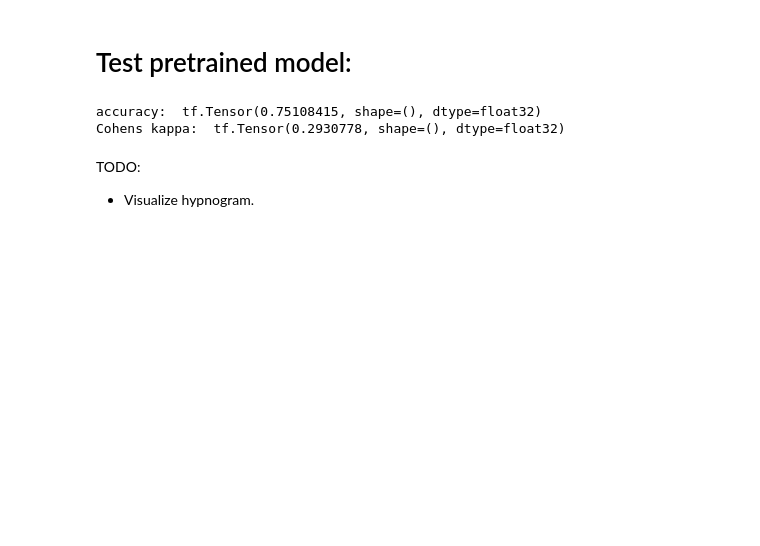
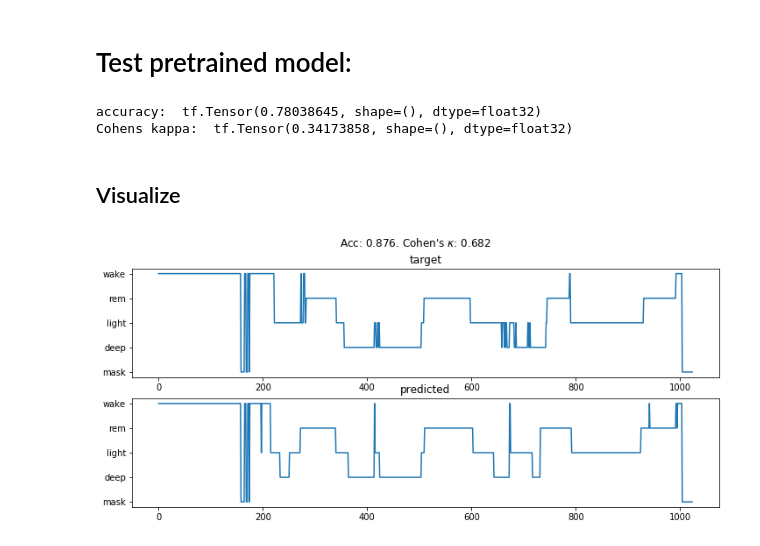
Before and after one commit to MADSOLSEN/SleepStagePrediction, a Jupyter notebook: minimal_example/train_and_evaluate.ipynb, the cells around one changed output. Cells and saved outputs as stored; diff of their text form; code cells hidden in the pictures; blank space fills up the shorter version.

Commit message:
minimal example updated with visualization

```diff
--- a/minimal_example/train_and_evaluate.ipynb
+++ b/minimal_example/train_and_evaluate.ipynb
@@ -357,15 +463,64 @@ for idx in range(ds_test.__len__()):
 
     sig, tar = ds_test.__getitem__(idx)
     pre = resunet_pretrained.predict(sig)
+    mask_include = tar.sum(axis=2) == 1 # remove time steps that do not have correct scoring:
 
-    acc_mu += [acc(pre, tar)]
-    kappa_mu += [kappa(pre, tar)]
+    for b in range(pre.shape[0]):
+        acc_mu += [acc(np.expand_dims(pre[b, mask_include[b, :]], axis=0), np.expand_dims(tar[b, mask_include[b, :]], axis=0))]
+        kappa_mu += [kappa(np.expand_dims(pre[b, mask_include[b, :]], axis=0), np.expand_dims(tar[b, mask_include[b, :]], axis=0))]
 
 print('accuracy: ', sum(acc_mu) / len(acc_mu))
 print('Cohens kappa: ', sum(kappa_mu) / len(kappa_mu))
+
+#[print(k) for k in kappa_mu]
 # %% [output]
-accuracy:  tf.Tensor(0.75108415, shape=(), dtype=float32)
-Cohens kappa:  tf.Tensor(0.2930778, shape=(), dtype=float32)
+accuracy:  tf.Tensor(0.78038645, shape=(), dtype=float32)
+Cohens kappa:  tf.Tensor(0.34173858, shape=(), dtype=float32)
-# %% [markdown]
-TODO:
-- Visualize hypnogram.
+# %% [markdown]
+## Visualize
+# %%
+from matplotlib import pyplot as plt
+
+idx = 11
+batch_idx = 0
+
+# predict
+sig, tar_ = ds_test.__getitem__(idx)
+pre_ = resunet_pretrained.predict(sig)
+
+# select
+tar = tar_[batch_idx, :, :]
+pre = pre_[batch_idx, :, :]
+
+# mask:
+mask = tar.sum(axis=1) != 1 # r
+keep = tar.sum(axis=1) == 1 # r
+
+# reformat to traditional hypnogram
+tar_hyp = ds_test.hypnogram_plot_helper(tar, mask)
+pre_hyp = ds_test.hypnogram_plot_helper(pre, mask)
+
+# figures stuff
+fig = plt.figure(figsize=(12., 5.))
+gs = fig.add_gridspec(nrows=2, ncols=1)
+ax1 = fig.add_subplot(gs[0])
+ax2 = fig.add_subplot(gs[1])
+
+# plot
+ax1.plot(tar_hyp)
+ax2.plot(pre_hyp)
+
+# axis
+fig.suptitle("Acc: {:.3f}. Cohen's $\kappa$: {:.3f}".format(
+    acc(np.expand_dims(pre[keep], axis=0), np.expand_dims(tar[keep], axis=0)),
+    kappa(np.expand_dims(pre[keep], axis=0), np.expand_dims(tar[keep], axis=0))))
+
+#ax1.yaxis.
+ax1.set_title('target')
+ax1.yaxis.set_ticklabels(['0', 'mask', 'deep', 'light', 'rem', 'wake'])
+ax2.set_title('predicted')
+ax2.yaxis.set_ticklabels(['0', 'mask', 'deep', 'light', 'rem', 'wake'])
+
+plt.show()
+# %% [output]
+[figure, added]
```
Also changed, not shown: parts of 6 cells of this notebook, 2 other files.
